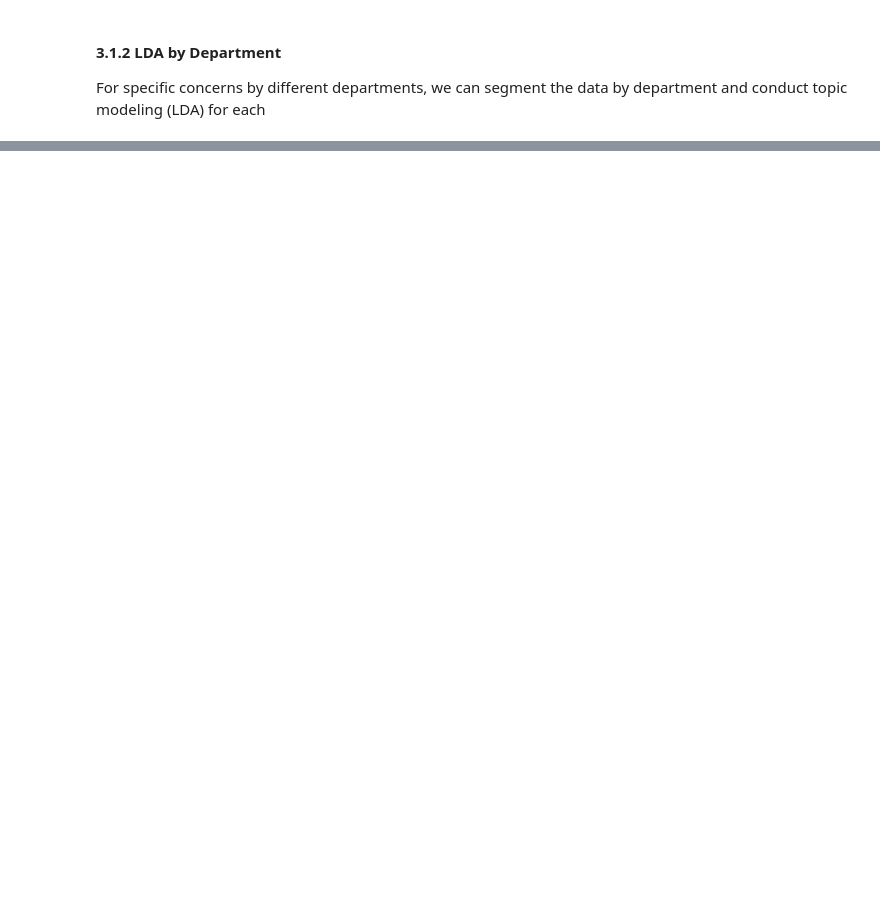
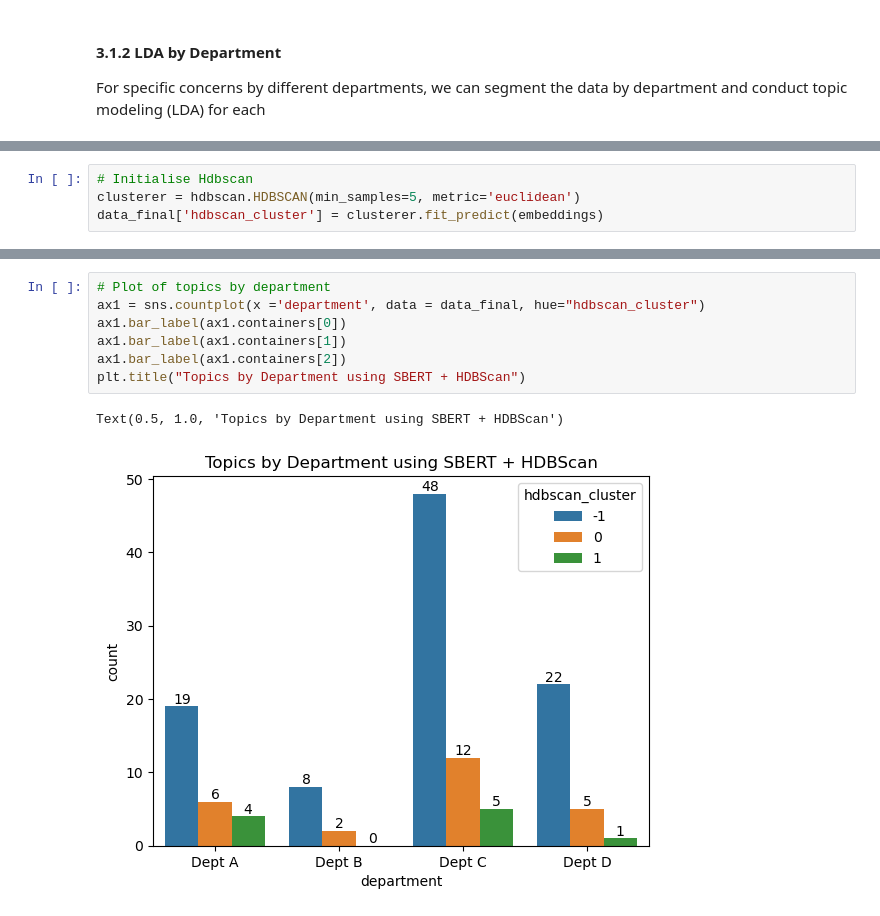
Before and after one commit to SantoshYadaw/Topic-Review-Extraction-HR, a Jupyter notebook: notebooks/02_topic_model.ipynb, the cells around one changed output, grey strips where cells are left out. Saved outputs shown, nothing was run; the diff lists cells and outputs as text; blank space fills up the shorter version.

```diff
--- a/notebooks/02_topic_model.ipynb
+++ b/notebooks/02_topic_model.ipynb
@@ -214,0 +446,4 @@ Name: clean_employee_feedback, dtype: object
+# %%
+# Initialise Hdbscan
+clusterer = hdbscan.HDBSCAN(min_samples=5, metric='euclidean')
+data_final['hdbscan_cluster'] = clusterer.fit_predict(embeddings)
@@ -214,0 +480,10 @@ Name: clean_employee_feedback, dtype: object
+# %%
+# Plot of topics by department
+ax1 = sns.countplot(x ='department', data = data_final, hue="hdbscan_cluster")
+ax1.bar_label(ax1.containers[0])
+ax1.bar_label(ax1.containers[1])
+ax1.bar_label(ax1.containers[2])
+plt.title("Topics by Department using SBERT + HDBScan")
+# %% [output]
+Text(0.5, 1.0, 'Topics by Department using SBERT + HDBScan')
+[figure, added]
```
Also changed, not shown: parts of 32 cells of this notebook.
